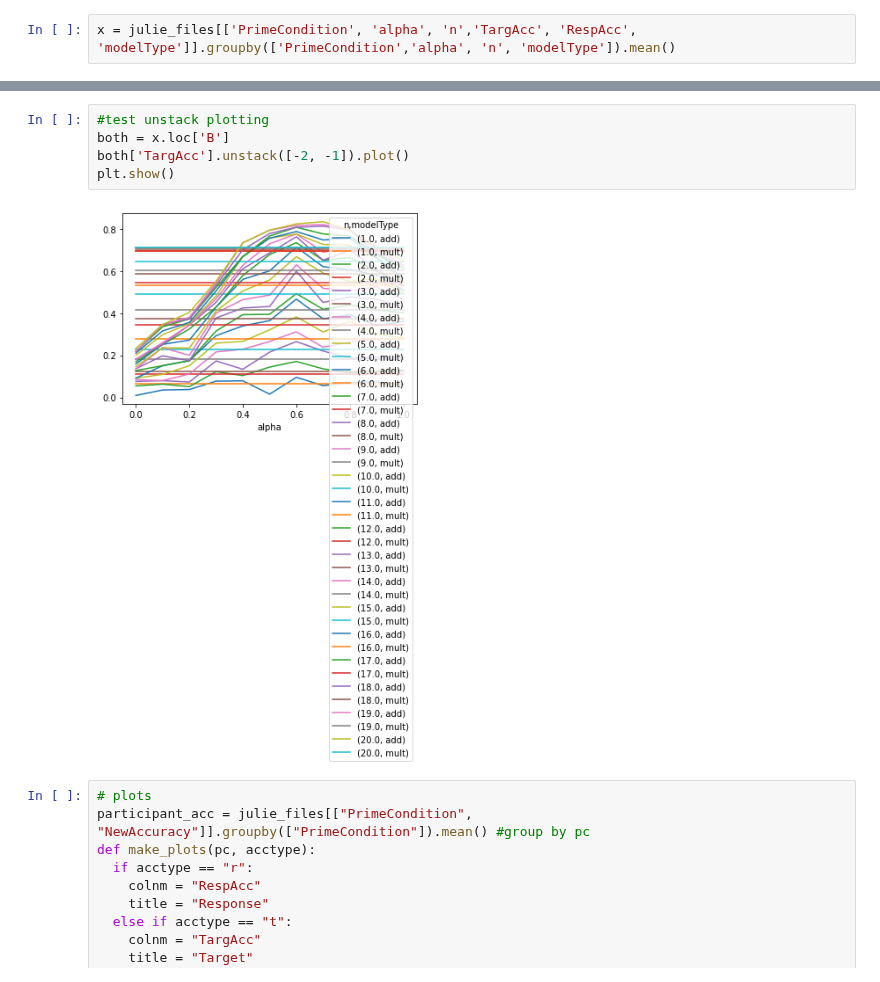
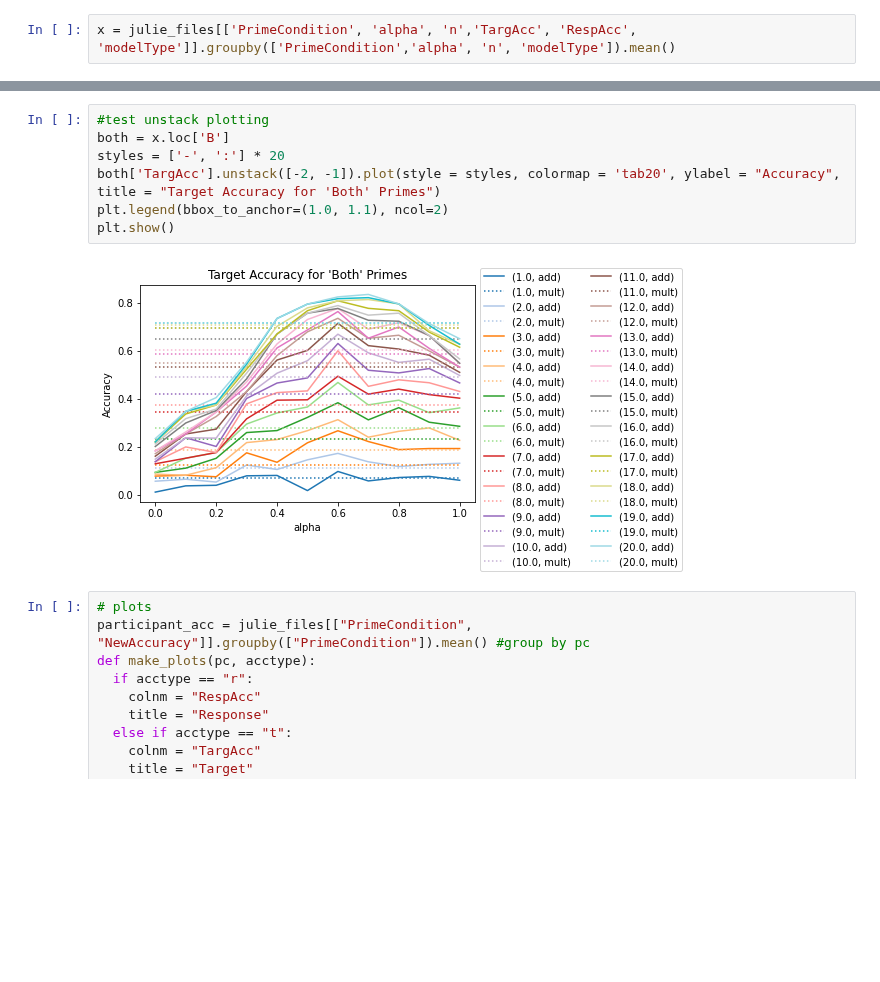
Before and after one commit to abhilasha-kumar/modeling-lexical-retrieval, a Jupyter notebook: LexicalRetrieval.ipynb, the cells around one changed output, grey strips where cells are left out. Saved outputs shown, nothing was run; the diff lists cells and outputs as text; blank space fills up the shorter version.

Commit message:
first test plot

```diff
--- a/LexicalRetrieval.ipynb
+++ b/LexicalRetrieval.ipynb
@@ -825,10 +844,12 @@ Index(['TargAcc', 'RespAcc'], dtype='object')
 # %%
 #test unstack plotting
 both = x.loc['B']
-both['TargAcc'].unstack([-2, -1]).plot()
+styles = ['-', ':'] * 20
+both['TargAcc'].unstack([-2, -1]).plot(style = styles, colormap = 'tab20', ylabel = "Accuracy", title = "Target Accuracy for 'Both' Primes")
+plt.legend(bbox_to_anchor=(1.0, 1.1), ncol=2)
 plt.show()
 # %% [output]
-[figure, old version]
+[figure, new version]
 # %%
 # plots
 participant_acc = julie_files[["PrimeCondition", "NewAccuracy"]].groupby(["PrimeCondition"]).mean() #group by pc
```
Also changed, not shown: parts of 2 cells of this notebook.
